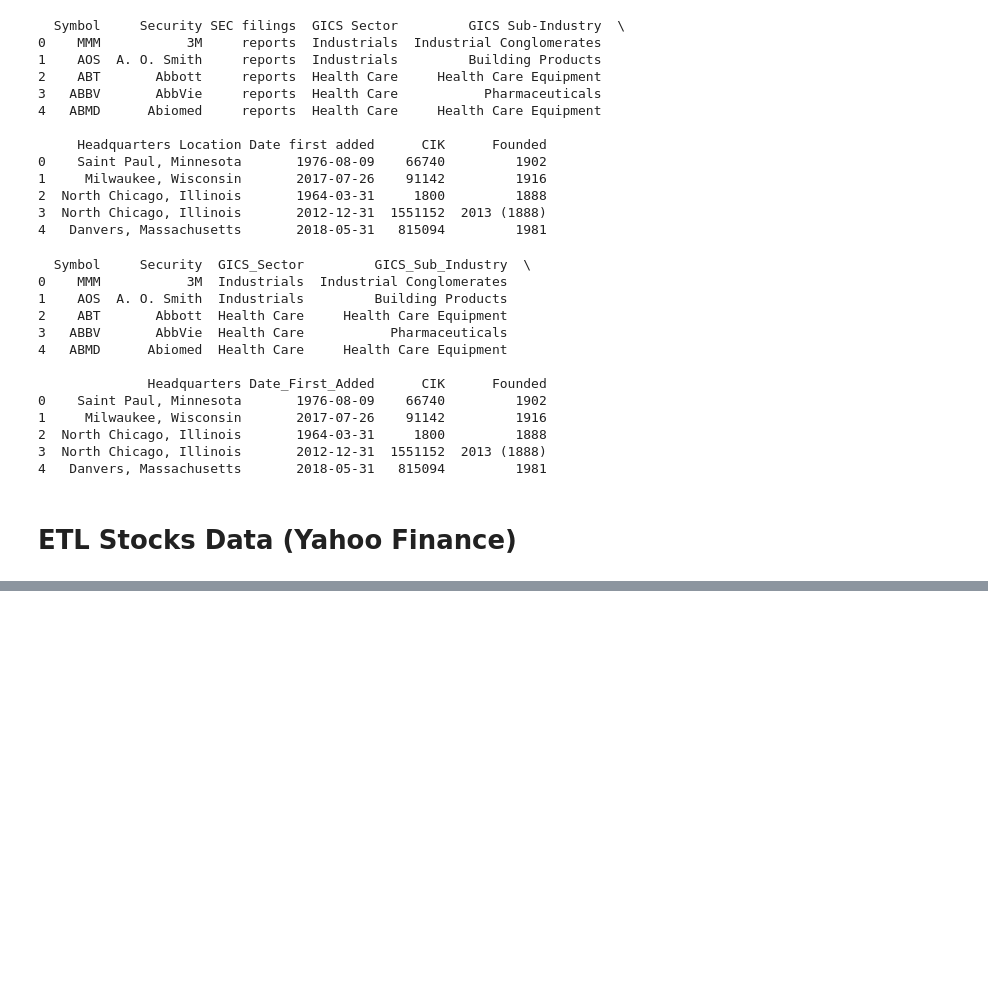
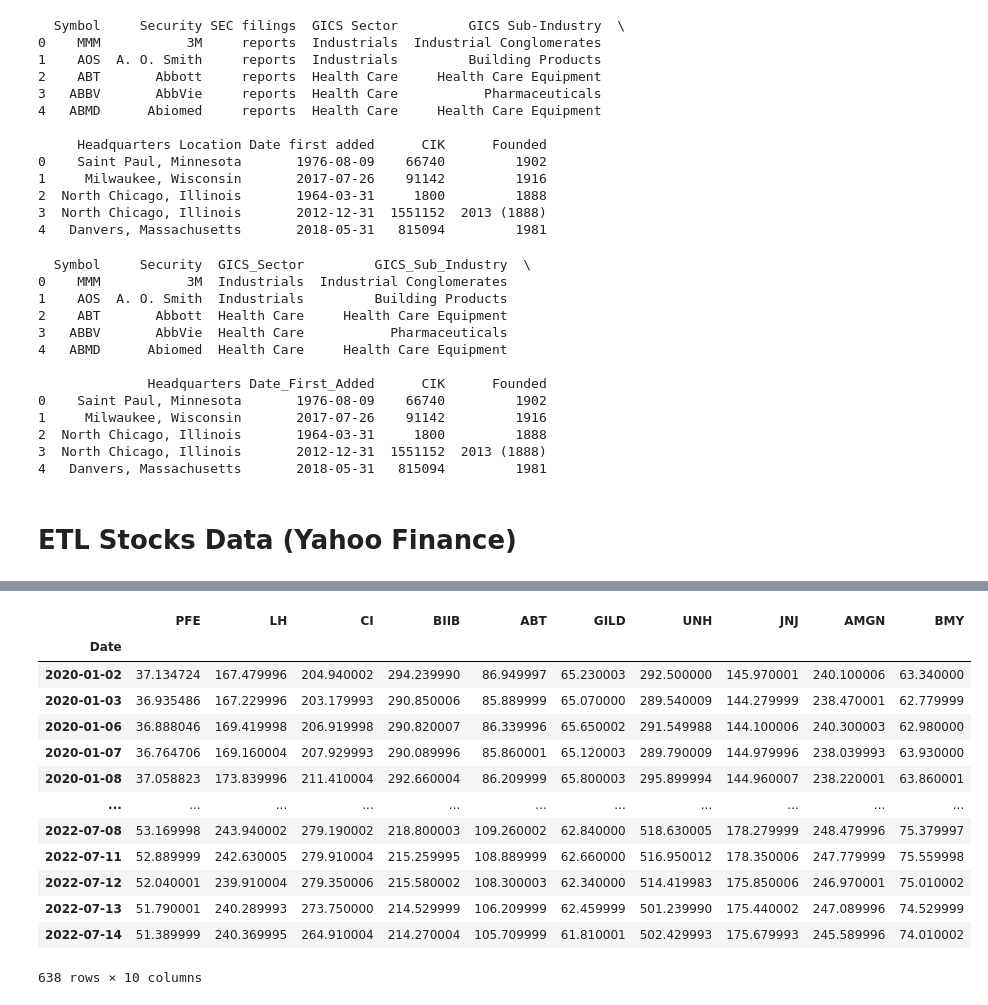
Before and after one commit to hothooper7/Stock_Market_Analysis, a Jupyter notebook: exploraory_analysis/ETL_stock_data.ipynb, the cells around one changed output, grey strips where cells are left out. Saved outputs shown, nothing was run; the diff lists cells and outputs as text; code cells hidden in the pictures; blank space fills up the shorter version.

```diff
--- a/exploraory_analysis/ETL_stock_data.ipynb
+++ b/exploraory_analysis/ETL_stock_data.ipynb
@@ -1329,0 +162,31 @@ memory usage: 1.2 KB
+# %%
+## Note: If you need another column, Change "Close" to respective column, e.g., "Volume"
+## Note: SPY is a standard dataset for getting ALL traded dates correctly, and any NULL values are dropped here, and SPY column is also dropped
+
+symbols = ["PFE", "LH", "CI", "BIIB", "ABT", "GILD", "UNH", "JNJ", "AMGN", "BMY"]
+def get_data(symbols):
+    df = df_SPY[["Close"]]
+    df = df.rename(columns = {"Close": "SPY"})
+    for symbol in symbols:
+        df_temp = pd.read_csv("{}.csv".format(symbol), index_col="Date", parse_dates = True,
+                         usecols = ["Date", "Close"], na_values = "nan")
+        df_temp = df_temp.rename(columns = {"Close": symbol})
+        df = df.join(df_temp)
+    return df
+df_health = get_data(symbols)
+df_health.drop(columns="SPY")
+# %% [output]
+|  | PFE | LH | CI | BIIB | ABT | GILD | UNH | JNJ | AMGN | BMY |
+| Date |  |  |  |  |  |  |  |  |  |  |
+| 2020-01-02 | 37.134724 | 167.479996 | 204.940002 | 294.239990 | 86.949997 | 65.230003 | 292.500000 | 145.970001 | 240.100006 | 63.340000 |
+| 2020-01-03 | 36.935486 | 167.229996 | 203.179993 | 290.850006 | 85.889999 | 65.070000 | 289.540009 | 144.279999 | 238.470001 | 62.779999 |
+| 2020-01-06 | 36.888046 | 169.419998 | 206.919998 | 290.820007 | 86.339996 | 65.650002 | 291.549988 | 144.100006 | 240.300003 | 62.980000 |
+| 2020-01-07 | 36.764706 | 169.160004 | 207.929993 | 290.089996 | 85.860001 | 65.120003 | 289.790009 | 144.979996 | 238.039993 | 63.930000 |
+| 2020-01-08 | 37.058823 | 173.839996 | 211.410004 | 292.660004 | 86.209999 | 65.800003 | 295.899994 | 144.960007 | 238.220001 | 63.860001 |
+| ... | ... | ... | ... | ... | ... | ... | ... | ... | ... | ... |
+| 2022-07-08 | 53.169998 | 243.940002 | 279.190002 | 218.800003 | 109.260002 | 62.840000 | 518.630005 | 178.279999 | 248.479996 | 75.379997 |
+| 2022-07-11 | 52.889999 | 242.630005 | 279.910004 | 215.259995 | 108.889999 | 62.660000 | 516.950012 | 178.350006 | 247.779999 | 75.559998 |
+| 2022-07-12 | 52.040001 | 239.910004 | 279.350006 | 215.580002 | 108.300003 | 62.340000 | 514.419983 | 175.850006 | 246.970001 | 75.010002 |
+| 2022-07-13 | 51.790001 | 240.289993 | 273.750000 | 214.529999 | 106.209999 | 62.459999 | 501.239990 | 175.440002 | 247.089996 | 74.529999 |
+| 2022-07-14 | 51.389999 | 240.369995 | 264.910004 | 214.270004 | 105.709999 | 61.810001 | 502.429993 | 175.679993 | 245.589996 | 74.010002 |
+638 rows × 10 columns
```
Also changed, not shown: parts of 178 cells of this notebook.
